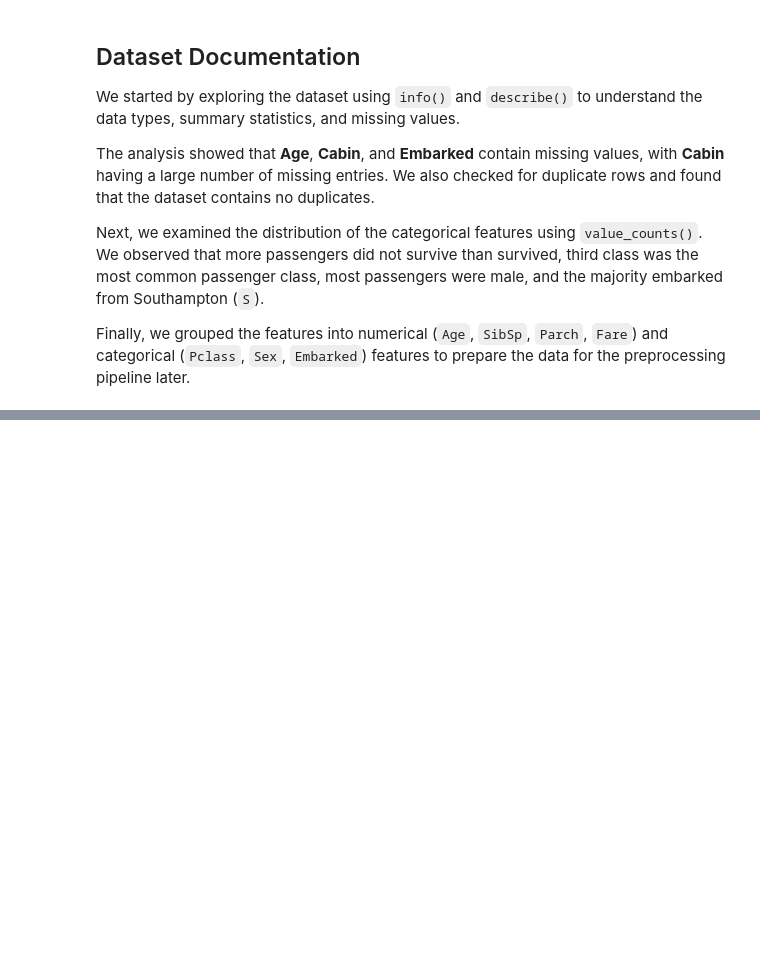
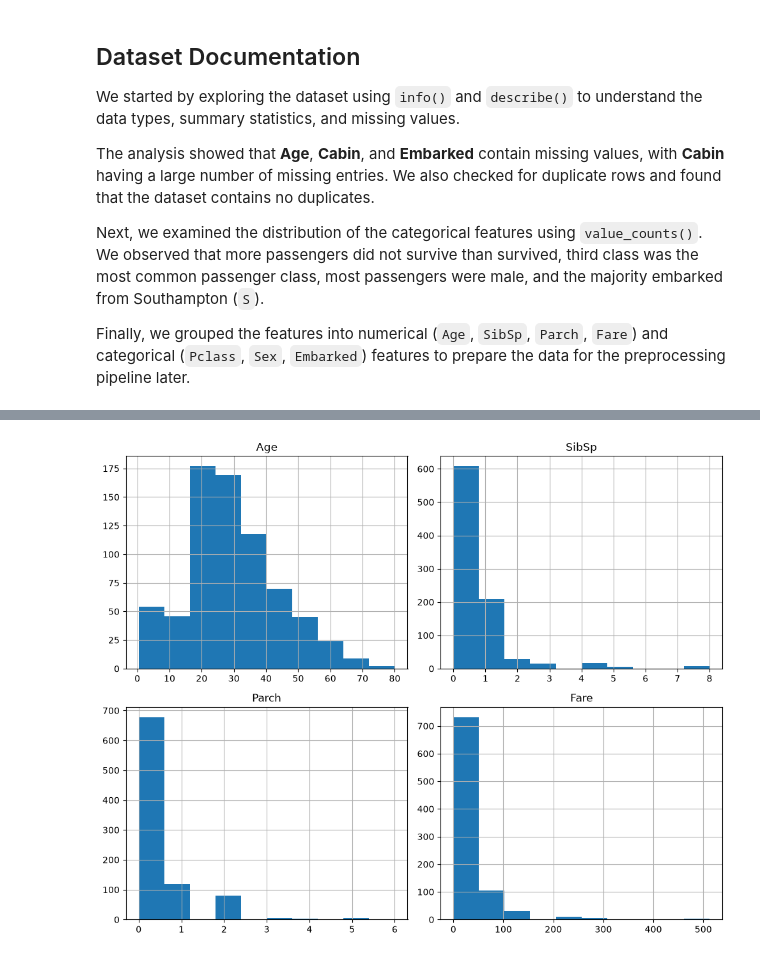
Before and after one commit to mustafa-al-soufi/Titanic, a Jupyter notebook: notebooks/titanic.ipynb, the cells around one changed output, grey strips where cells are left out. Saved outputs shown, nothing was run; the diff lists cells and outputs as text; code cells hidden in the pictures; blank space fills up the shorter version.

```diff
--- a/notebooks/titanic.ipynb
+++ b/notebooks/titanic.ipynb
@@ -179,0 +212,6 @@ Finally, we grouped the features into numerical (`Age`, `SibSp`, `Parch`, `Fare`
+# %%
+train[num_attribs].hist(figsize=(10, 8))
+plt.tight_layout()
+plt.show()
+# %% [output]
+[figure, added]
```
Also changed, not shown: parts of 19 cells of this notebook.
